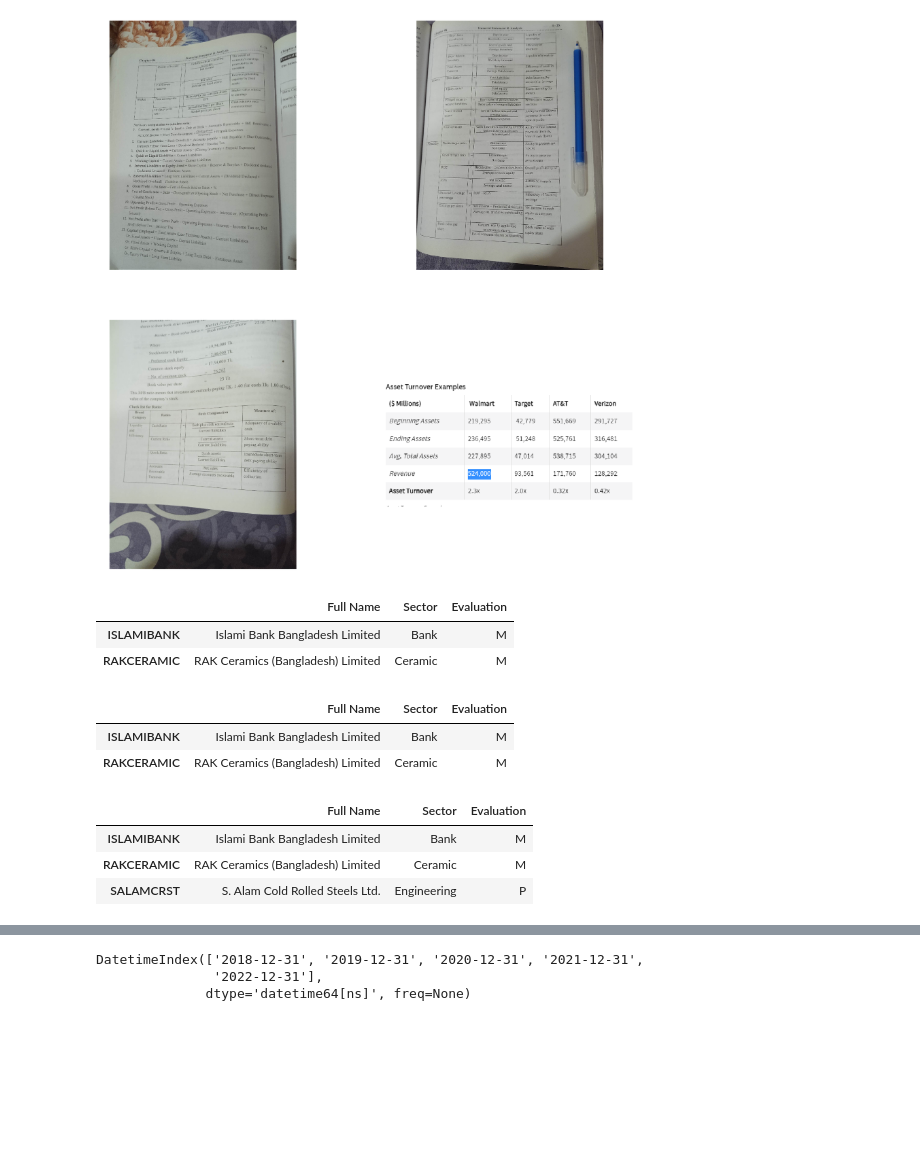
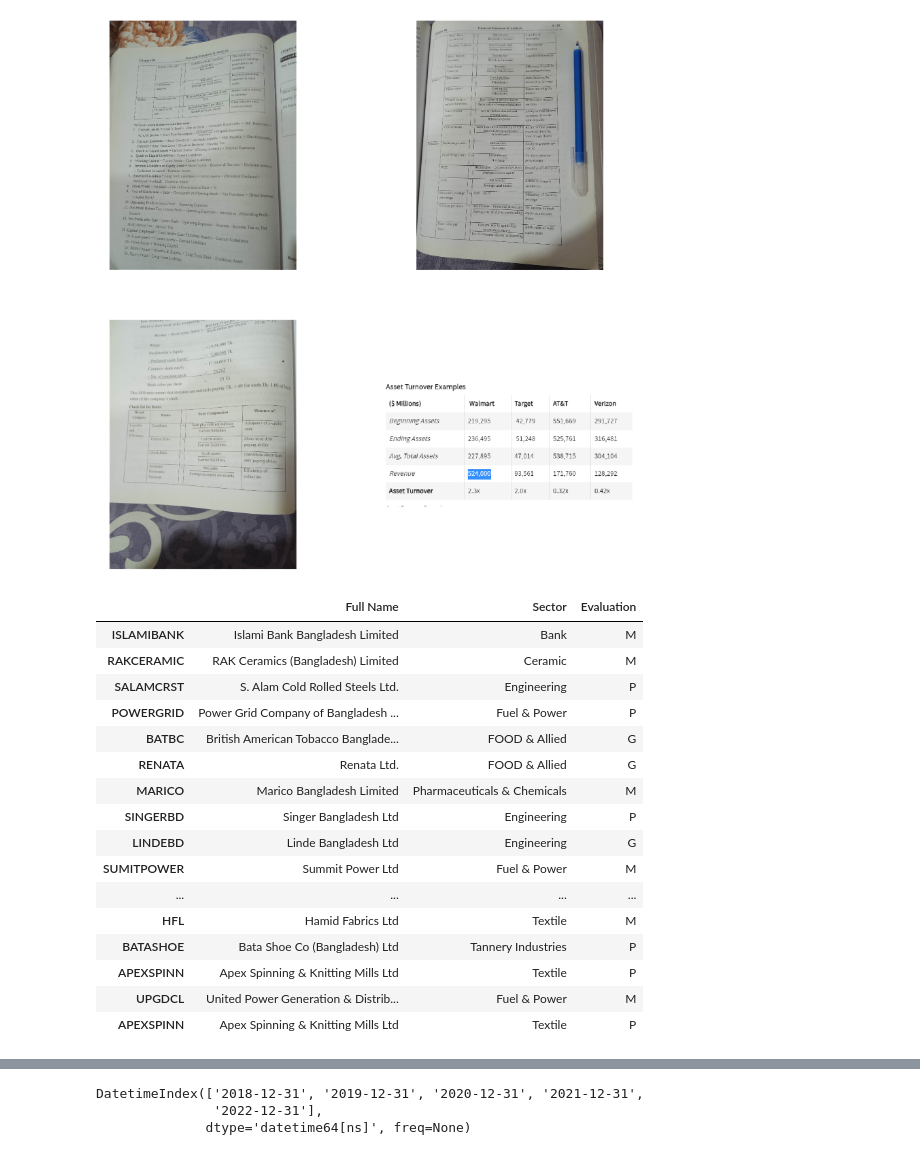
Before and after one commit to nafissaad/Tutorial1, a Jupyter notebook: Tutorial/My projects/My Portfolio/S. Alam Cold Rolled Steels Ltd/Untitled.ipynb, the cells around one changed output, grey strips where cells are left out. Saved outputs shown, nothing was run; the diff lists cells and outputs as text; code cells hidden in the pictures; blank space fills up the shorter version.

```diff
--- a/Tutorial/My projects/My Portfolio/S. Alam Cold Rolled Steels Ltd/Untitled.ipynb
+++ b/Tutorial/My projects/My Portfolio/S. Alam Cold Rolled Steels Ltd/Untitled.ipynb
@@ -18,39 +19,33 @@ for items in dirs[0:4]:
     i=i+1
 # %% [output]
 [figure]
-# %%
-Analysis=pd.DataFrame(columns=['Full Name','Sector','Evaluation'],index=['ISLAMIBANK','RAKCERAMIC'])
-Analysis.loc['ISLAMIBANK','Full Name']='Islami Bank Bangladesh Limited'
-Analysis.loc['RAKCERAMIC','Full Name']='RAK Ceramics (Bangladesh) Limited'
-Analysis.loc['RAKCERAMIC','Sector']='Ceramic'
-Analysis.loc['ISLAMIBANK','Sector']='Bank'
-Analysis.loc['ISLAMIBANK','Evaluation']='M'
-Analysis.loc['RAKCERAMIC','Evaluation']='M'
-Analysis
-# %% [output]
-|  | Full Name | Sector | Evaluation |
-| ISLAMIBANK | Islami Bank Bangladesh Limited | Bank | M |
-| RAKCERAMIC | RAK Ceramics (Bangladesh) Limited | Ceramic | M |
 # %%
-Analysis.to_excel("C:\\Users\\nafissaad\\Tutorial\\Fundamental analysis\\My Portfolio\\Port_folio_draft.xlsx")
 x=pd.read_excel("C:\\Users\\nafissaad\\Tutorial\\Fundamental analysis\\My Portfolio\\Port_folio_draft.xlsx", index_col='Unnamed: 0')
-x
+x=x.drop_duplicates()#Drop Duplicate
-# %% [output]
-|  | Full Name | Sector | Evaluation |
-| ISLAMIBANK | Islami Bank Bangladesh Limited | Bank | M |
-| RAKCERAMIC | RAK Ceramics (Bangladesh) Limited | Ceramic | M |
 # %%
-ticker='SALAMCRST'
+ticker='APEXSPINN'
 Analysis=pd.DataFrame(columns=['Full Name','Sector','Evaluation'],index=[ticker])
-Analysis.loc[ticker,'Full Name']='S. Alam Cold Rolled Steels Ltd.'
-Analysis.loc[ticker,'Sector']='Engineering'
+Analysis.loc[ticker,'Full Name']='Apex Spinning & Knitting Mills Ltd'
+Analysis.loc[ticker,'Sector']='Textile'
 Analysis.loc[ticker,'Evaluation']='P'
 Analysis=pd.concat([x,Analysis],axis=0)
-Analysis.to_excel("C:\\Users\\nafissaad\\Tutorial\\Fundamental analysis\\My Portfolio\\Port_folio_draft.xlsx")
 Analysis
 # %% [output]
 |  | Full Name | Sector | Evaluation |
 | ISLAMIBANK | Islami Bank Bangladesh Limited | Bank | M |
 | RAKCERAMIC | RAK Ceramics (Bangladesh) Limited | Ceramic | M |
 | SALAMCRST | S. Alam Cold Rolled Steels Ltd. | Engineering | P |
+| POWERGRID | Power Grid Company of Bangladesh ... | Fuel & Power | P |
+| BATBC | British American Tobacco Banglade... | FOOD & Allied | G |
+| RENATA | Renata Ltd. | FOOD & Allied | G |
+| MARICO | Marico Bangladesh Limited | Pharmaceuticals & Chemicals | M |
+| SINGERBD | Singer Bangladesh Ltd | Engineering | P |
+| LINDEBD | Linde Bangladesh Ltd | Engineering | G |
+| SUMITPOWER | Summit Power Ltd | Fuel & Power | M |
+| ... | ... | ... | ... |
+| HFL | Hamid Fabrics Ltd | Textile | M |
+| BATASHOE | Bata Shoe Co (Bangladesh) Ltd | Tannery Industries | P |
+| APEXSPINN | Apex Spinning & Knitting Mills Ltd | Textile | P |
+| UPGDCL | United Power Generation & Distrib... | Fuel & Power | M |
+| APEXSPINN | Apex Spinning & Knitting Mills Ltd | Textile | P |
 # %%
```
Also changed, not shown: parts of 27 cells of this notebook, 55 other files.
